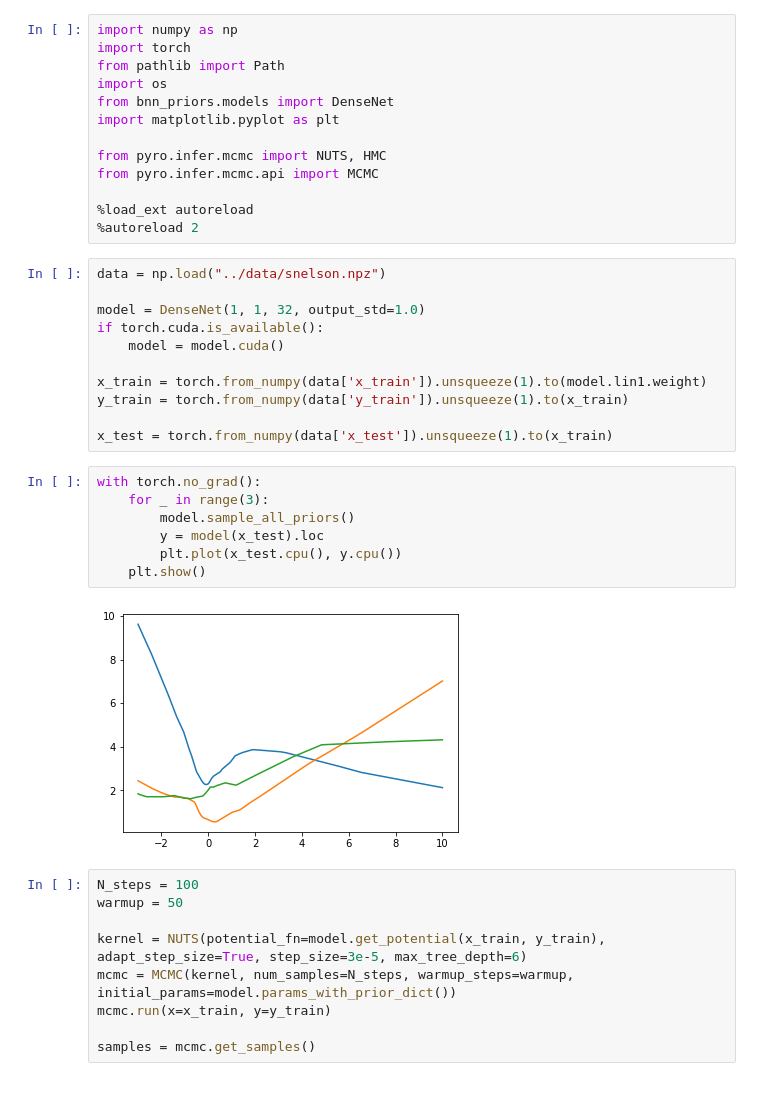
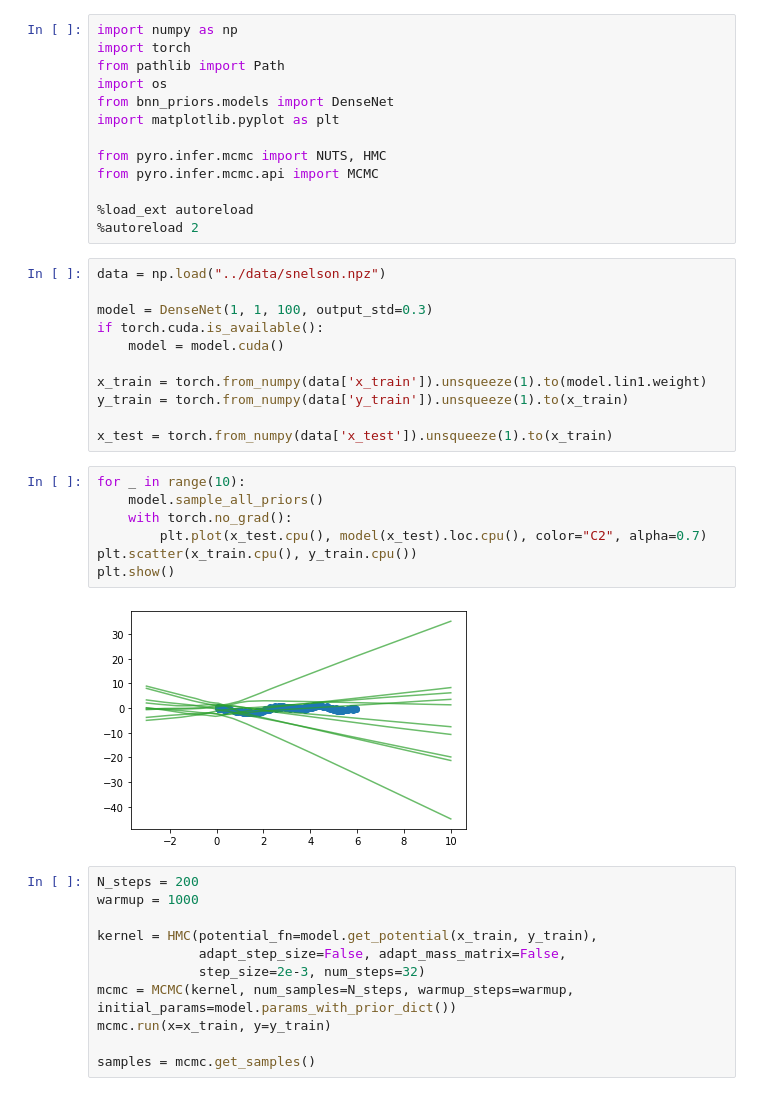
Before and after one commit to ratschlab/bnn_priors, a Jupyter notebook: experiments/1.0_HMC_test.ipynb, the cells around one changed output. Saved outputs shown, nothing was run; the diff lists cells and outputs as text.

```diff
--- a/experiments/1.0_HMC_test.ipynb
+++ b/experiments/1.0_HMC_test.ipynb
@@ -14,7 +14,7 @@ from pyro.infer.mcmc.api import MCMC
 # %%
 data = np.load("../data/snelson.npz")
 
-model = DenseNet(1, 1, 32, output_std=1.0)
+model = DenseNet(1, 1, 100, output_std=0.3)
 if torch.cuda.is_available():
     model = model.cuda()
 
@@ -23,19 +23,21 @@ y_train = torch.from_numpy(data['y_train']).unsqueeze(1).to(x_train)
 
 x_test = torch.from_numpy(data['x_test']).unsqueeze(1).to(x_train)
 # %%
-with torch.no_grad():
-    for _ in range(3):
-        model.sample_all_priors()
-        y = model(x_test).loc
-        plt.plot(x_test.cpu(), y.cpu())
-    plt.show()
+for _ in range(10):
+    model.sample_all_priors()
+    with torch.no_grad():
+        plt.plot(x_test.cpu(), model(x_test).loc.cpu(), color="C2", alpha=0.7)
+plt.scatter(x_train.cpu(), y_train.cpu())
+plt.show()
 # %% [output]
-[figure, old version]
+[figure, new version]
 # %%
-N_steps = 100
-warmup = 50
+N_steps = 200
+warmup = 1000
 
-kernel = NUTS(potential_fn=model.get_potential(x_train, y_train), adapt_step_size=True, step_size=3e-5, max_tree_depth=6)
+kernel = HMC(potential_fn=model.get_potential(x_train, y_train),
+             adapt_step_size=False, adapt_mass_matrix=False,
+             step_size=2e-3, num_steps=32)
 mcmc = MCMC(kernel, num_samples=N_steps, warmup_steps=warmup, initial_params=model.params_with_prior_dict())
 mcmc.run(x=x_train, y=y_train)
 
```
Also changed, not shown: parts of 1 cell of this notebook, 1 other file.
